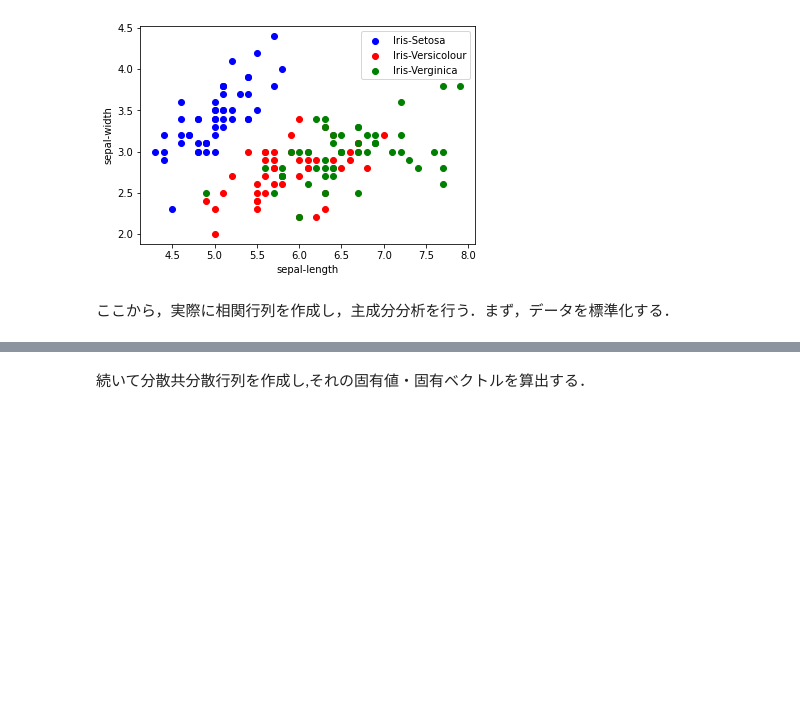
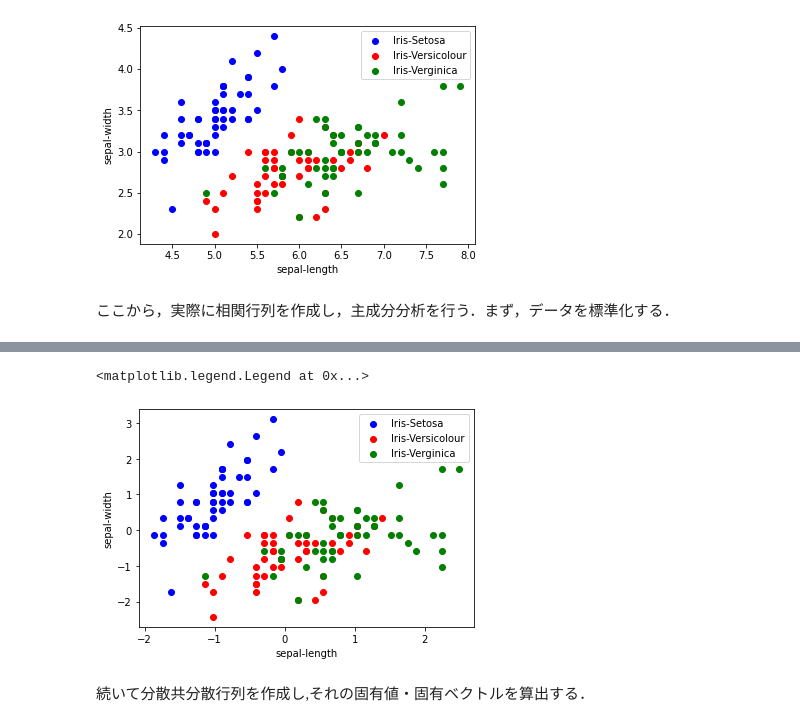
Before and after one commit to kiyoyoki/DataScienceSkillApprentice, a Jupyter notebook: eigenValueVector.ipynb, the cells around one changed output, grey strips where cells are left out. Drawn from its saved outputs; the diff is of its cells as text; code cells hidden in the pictures; blank space fills up the shorter version.

```diff
--- a/eigenValueVector.ipynb
+++ b/eigenValueVector.ipynb
@@ -178,3 +178,15 @@ df.head()
+# %%
+plt.xlabel('sepal-length')
+plt.ylabel('sepal-width')
+
+plt.scatter(df.iloc[0:50, 0], df.iloc[0:50, 1], color='blue', label='Iris-Setosa')
+plt.scatter(df.iloc[50:100, 0], df.iloc[50:100, 1], color='red', label='Iris-Versicolour')
+plt.scatter(df.iloc[100:150, 0], df.iloc[100:150, 1], color='green', label='Iris-Verginica')
+
+plt.legend()
+# %% [output]
+<matplotlib.legend.Legend at 0x...>
+[figure, added]
 # %% [markdown]
 続いて分散共分散行列を作成し,それの固有値・固有ベクトルを算出する．
 # %%
```
Also changed, not shown: parts of 13 cells of this notebook, 1 other file.
